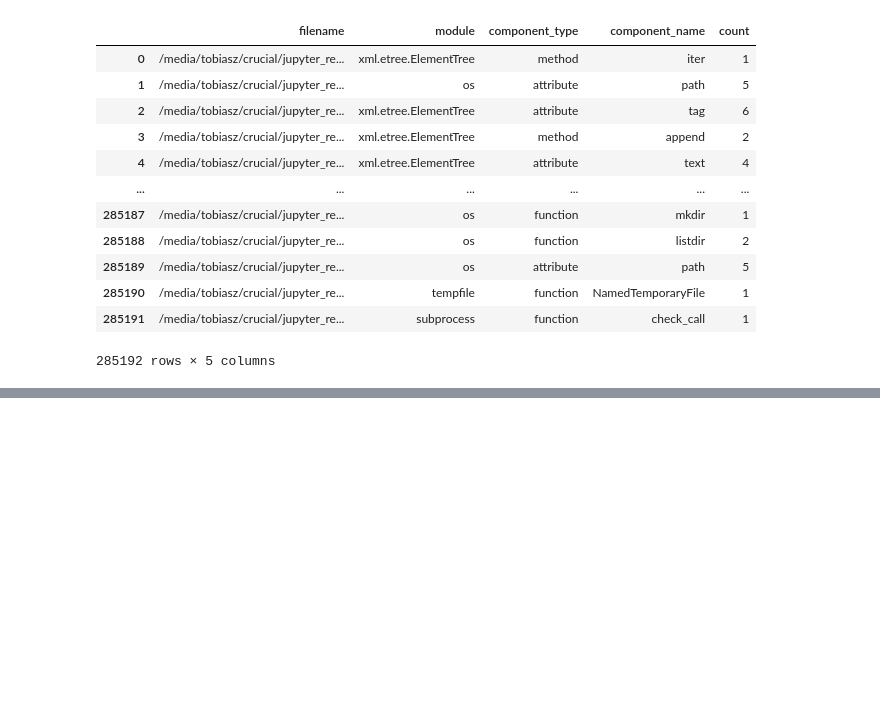
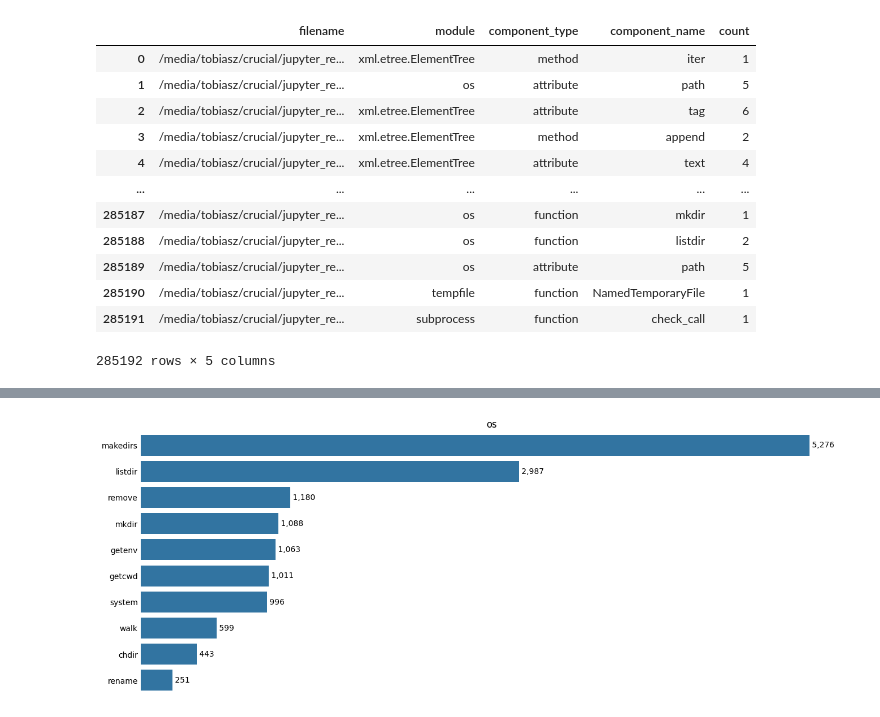
Before and after one commit to tobias-talaj/top-python-repos-analysis, a Jupyter notebook: notebooks/std_lib_analysis.ipynb, the cells around one changed output, grey strips where cells are left out. Cells and saved outputs as stored; diff of their text form; code cells hidden in the pictures; blank space fills up the shorter version.

```diff
--- a/notebooks/std_lib_analysis.ipynb
+++ b/notebooks/std_lib_analysis.ipynb
@@ -67,0 +89,4 @@ unique_repos = np.unique(np.concatenate((ipynb_jupyter_repos['repo'].unique(), p
+# %%
+show_popularity(count_components_usage(py_jupyter_repos, 'os', by='files', component_types=('function',)), title='os')
+# %% [output]
+[figure, added]
```
Also changed, not shown: parts of 12 cells of this notebook, 4 other files.
